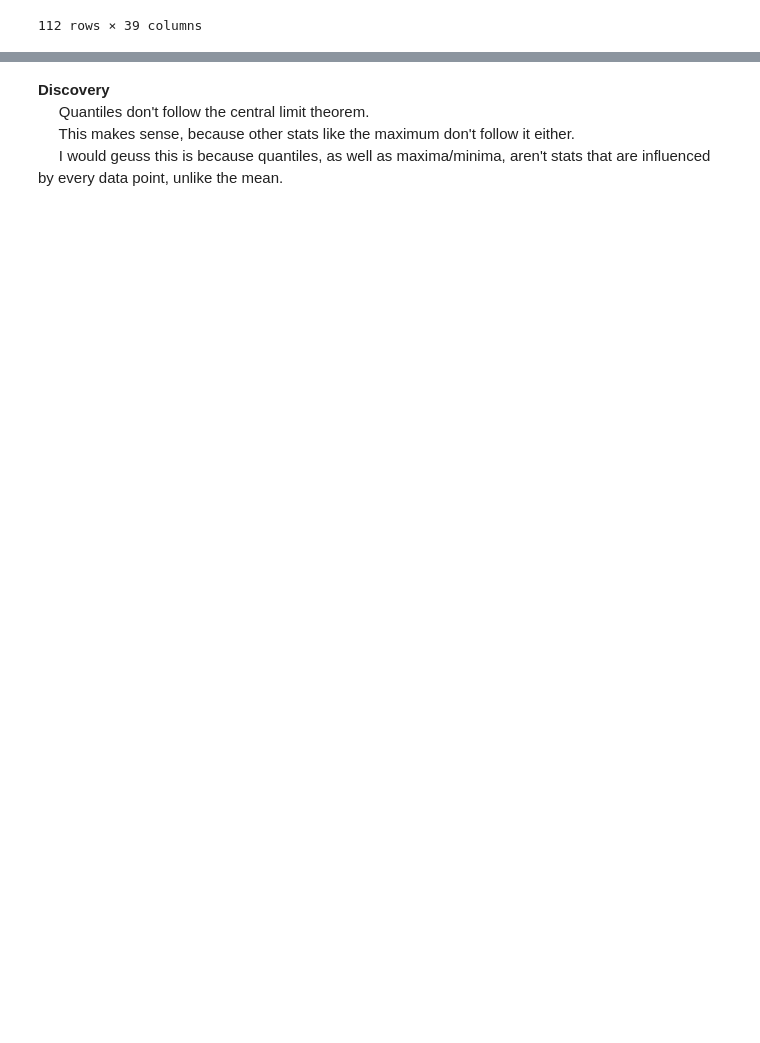
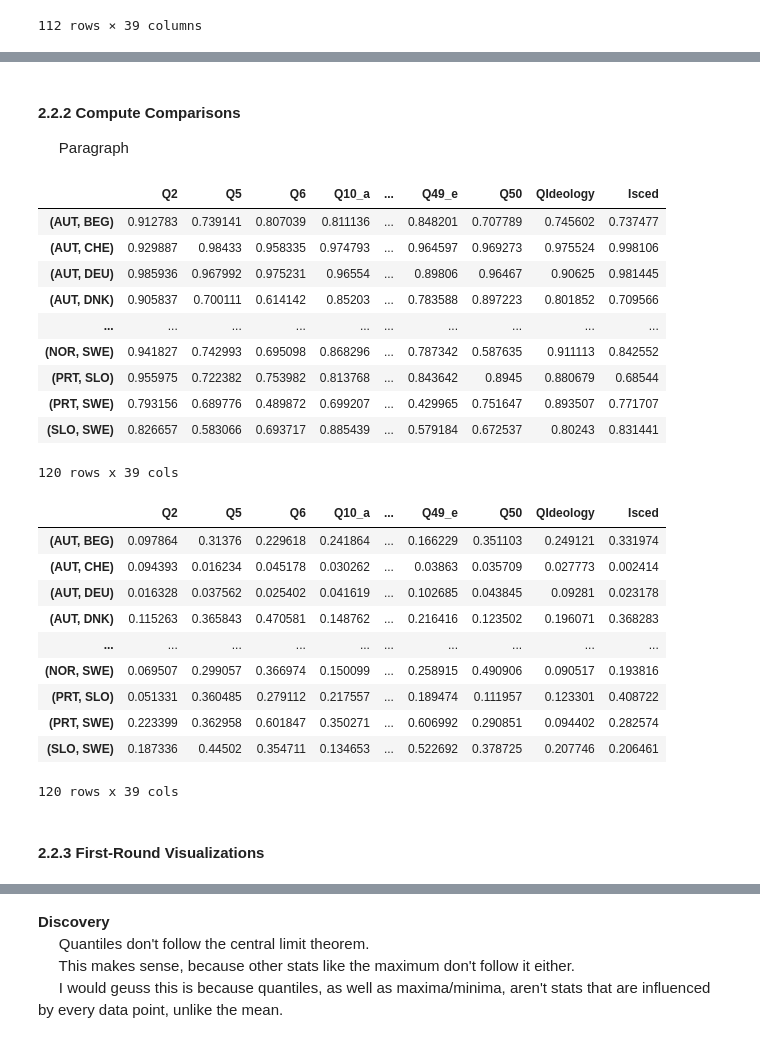
Before and after one commit to EvansOMalley/Personal-Project-Summer-2026, a Jupyter notebook: Summer-2026.ipynb, the cells around one changed output, grey strips where cells are left out. Saved outputs shown, nothing was run; the diff lists cells and outputs as text; code cells hidden in the pictures; blank space fills up the shorter version.

```diff
--- a/Summer-2026.ipynb
+++ b/Summer-2026.ipynb
@@ -930,0 +881,52 @@ pass # No need to see the MatPlot object
+# %% [markdown]
+#### 2.2.2 Compute Comparisons
+&nbsp;&nbsp;&nbsp;&nbsp;
+Paragraph
+# %%
+def Compare(comparee, comp_func):
+    comp_df = pd.DataFrame([])
+    categories = comparee.index.get_level_values(0).drop_duplicates()
+    n = len(categories)
+
+    for r in range(n):
+        ref_df = comparee.apply(comp_func, ref_idx = r).iloc[r+1:]
+        ref_cat = categories[r]
+        ref_df.index = pd.MultiIndex.from_arrays(
+                                      np.stack((
+                                          np.array([ref_cat] * (15-r)),
+                                          ref_df.index.to_numpy()
+                               )))
+
+        comp_df = pd.concat((comp_df, ref_df))
+
+    return comp_df
+
+Hist_Areas_DF = Compare(GB_Nation, Compare_Hist_Areas)
+Hist_Distances_DF = Compare(GB_Nation, Compare_Hist_Distances)
+
+Show(Hist_Areas_DF, Hist_Distances_DF, method = "Mini")
+# %% [output]
+|  | Q2 | Q5 | Q6 | Q10_a | ... | Q49_e | Q50 | QIdeology | Isced |
+| (AUT, BEG) | 0.912783 | 0.739141 | 0.807039 | 0.811136 | ... | 0.848201 | 0.707789 | 0.745602 | 0.737477 |
+| (AUT, CHE) | 0.929887 | 0.98433 | 0.958335 | 0.974793 | ... | 0.964597 | 0.969273 | 0.975524 | 0.998106 |
+| (AUT, DEU) | 0.985936 | 0.967992 | 0.975231 | 0.96554 | ... | 0.89806 | 0.96467 | 0.90625 | 0.981445 |
+| (AUT, DNK) | 0.905837 | 0.700111 | 0.614142 | 0.85203 | ... | 0.783588 | 0.897223 | 0.801852 | 0.709566 |
+| ... | ... | ... | ... | ... | ... | ... | ... | ... | ... |
+| (NOR, SWE) | 0.941827 | 0.742993 | 0.695098 | 0.868296 | ... | 0.787342 | 0.587635 | 0.911113 | 0.842552 |
+| (PRT, SLO) | 0.955975 | 0.722382 | 0.753982 | 0.813768 | ... | 0.843642 | 0.8945 | 0.880679 | 0.68544 |
+| (PRT, SWE) | 0.793156 | 0.689776 | 0.489872 | 0.699207 | ... | 0.429965 | 0.751647 | 0.893507 | 0.771707 |
+| (SLO, SWE) | 0.826657 | 0.583066 | 0.693717 | 0.885439 | ... | 0.579184 | 0.672537 | 0.80243 | 0.831441 |
+120 rows x 39 cols
+|  | Q2 | Q5 | Q6 | Q10_a | ... | Q49_e | Q50 | QIdeology | Isced |
+| (AUT, BEG) | 0.097864 | 0.31376 | 0.229618 | 0.241864 | ... | 0.166229 | 0.351103 | 0.249121 | 0.331974 |
+| (AUT, CHE) | 0.094393 | 0.016234 | 0.045178 | 0.030262 | ... | 0.03863 | 0.035709 | 0.027773 | 0.002414 |
+| (AUT, DEU) | 0.016328 | 0.037562 | 0.025402 | 0.041619 | ... | 0.102685 | 0.043845 | 0.09281 | 0.023178 |
+| (AUT, DNK) | 0.115263 | 0.365843 | 0.470581 | 0.148762 | ... | 0.216416 | 0.123502 | 0.196071 | 0.368283 |
+| ... | ... | ... | ... | ... | ... | ... | ... | ... | ... |
+| (NOR, SWE) | 0.069507 | 0.299057 | 0.366974 | 0.150099 | ... | 0.258915 | 0.490906 | 0.090517 | 0.193816 |
+| (PRT, SLO) | 0.051331 | 0.360485 | 0.279112 | 0.217557 | ... | 0.189474 | 0.111957 | 0.123301 | 0.408722 |
+| (PRT, SWE) | 0.223399 | 0.362958 | 0.601847 | 0.350271 | ... | 0.606992 | 0.290851 | 0.094402 | 0.282574 |
+| (SLO, SWE) | 0.187336 | 0.44502 | 0.354711 | 0.134653 | ... | 0.522692 | 0.378725 | 0.207746 | 0.206461 |
+120 rows x 39 cols
+# %% [markdown]
+#### 2.2.3 First-Round Visualizations
```
Also changed, not shown: parts of 24 cells of this notebook.
